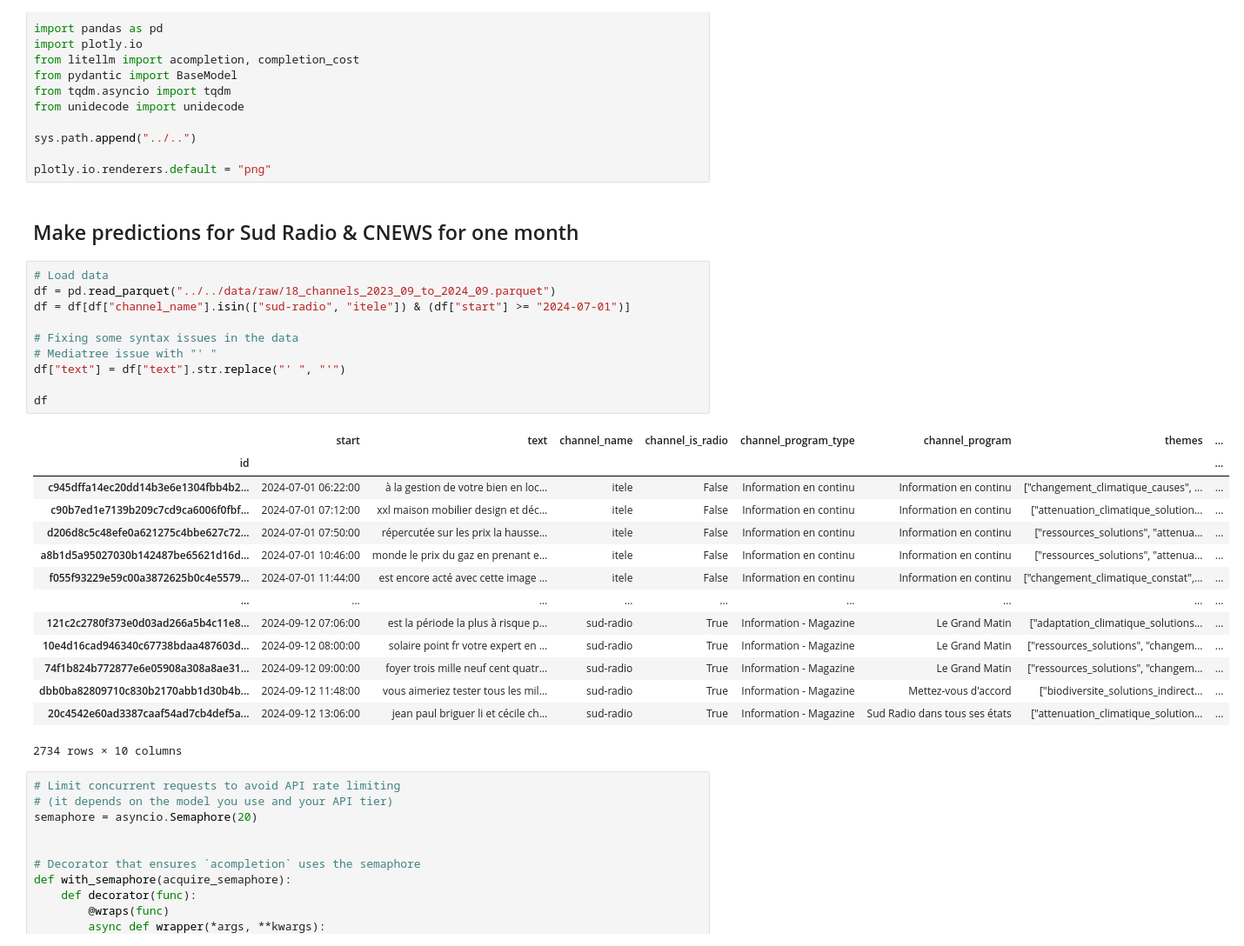
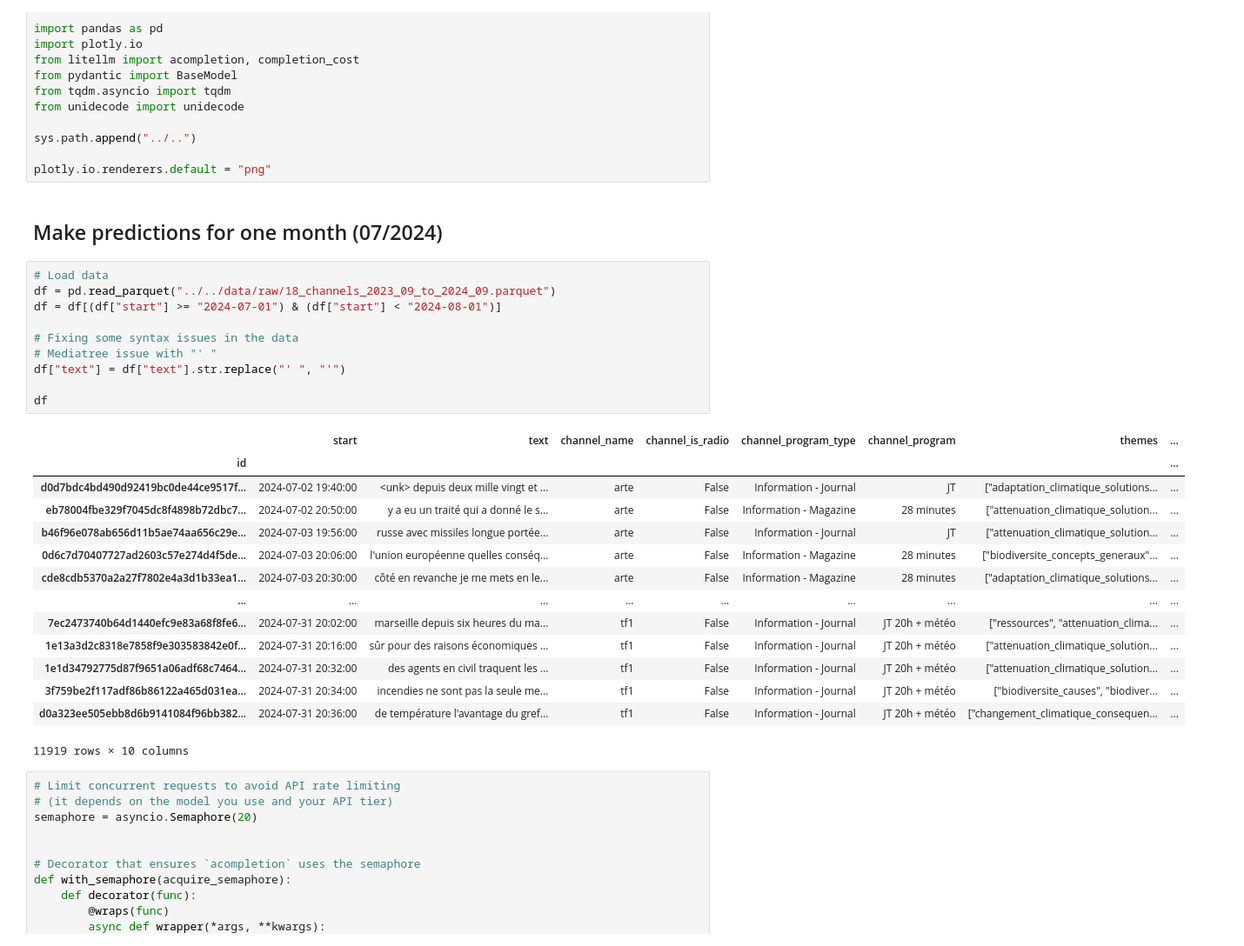
Before and after one commit to dataforgoodfr/climateguard, a Jupyter notebook: notebooks/experiments/label_studio_review.ipynb, the cells around one changed output. Shown at 87% size. Cells and saved outputs as stored; diff of their text form.

Commit message:
Run on all channels for the month of July

```diff
--- a/notebooks/experiments/label_studio_review.ipynb
+++ b/notebooks/experiments/label_studio_review.ipynb
@@ -16,32 +16,32 @@ sys.path.append("../..")
 
 plotly.io.renderers.default = "png"
 # %% [markdown]
-## Make predictions for Sud Radio & CNEWS for one month
+## Make predictions for one month (07/2024)
 # %%
 # Load data
 df = pd.read_parquet("../../data/raw/18_channels_2023_09_to_2024_09.parquet")
-df = df[df["channel_name"].isin(["sud-radio", "itele"]) & (df["start"] >= "2024-07-01")]
+df = df[(df["start"] >= "2024-07-01") & (df["start"] < "2024-08-01")]
 
 # Fixing some syntax issues in the data
 # Mediatree issue with "' "
 df["text"] = df["text"].str.replace("' ", "'")
 
 df
 # %% [output]
 |  | start | text | channel_name | channel_is_radio | channel_program_type | channel_program | themes | ... |
 | id |  |  |  |  |  |  |  | ... |
-| c945dffa14ec20dd14b3e6e1304fbb4b2... | 2024-07-01 06:22:00 | à la gestion de votre bien en loc... | itele | False | Information en continu | Information en continu | ["changement_climatique_causes", ... | ... |
-| c90b7ed1e7139b209c7cd9ca6006f0fbf... | 2024-07-01 07:12:00 | xxl maison mobilier design et déc... | itele | False | Information en continu | Information en continu | ["attenuation_climatique_solution... | ... |
-| d206d8c5c48efe0a621275c4bbe627c72... | 2024-07-01 07:50:00 | répercutée sur les prix la hausse... | itele | False | Information en continu | Information en continu | ["ressources_solutions", "attenua... | ... |
-| a8b1d5a95027030b142487be65621d16d... | 2024-07-01 10:46:00 | monde le prix du gaz en prenant e... | itele | False | Information en continu | Information en continu | ["ressources_solutions", "attenua... | ... |
-| f055f93229e59c00a3872625b0c4e5579... | 2024-07-01 11:44:00 | est encore acté avec cette image ... | itele | False | Information en continu | Information en continu | ["changement_climatique_constat",... | ... |
+| d0d7bdc4bd490d92419bc0de44ce9517f... | 2024-07-02 19:40:00 | <unk> depuis deux mille vingt et ... | arte | False | Information - Journal | JT | ["adaptation_climatique_solutions... | ... |
+| eb78004fbe329f7045dc8f4898b72dbc7... | 2024-07-02 20:50:00 | y a eu un traité qui a donné le s... | arte | False | Information - Magazine | 28 minutes | ["attenuation_climatique_solution... | ... |
+| b46f96e078ab656d11b5ae74aa656c29e... | 2024-07-03 19:56:00 | russe avec missiles longue portée... | arte | False | Information - Journal | JT | ["attenuation_climatique_solution... | ... |
+| 0d6c7d70407727ad2603c57e274d4f5de... | 2024-07-03 20:06:00 | l'union européenne quelles conséq... | arte | False | Information - Magazine | 28 minutes | ["biodiversite_concepts_generaux"... | ... |
+| cde8cdb5370a2a27f7802e4a3d1b33ea1... | 2024-07-03 20:30:00 | côté en revanche je me mets en le... | arte | False | Information - Magazine | 28 minutes | ["adaptation_climatique_solutions... | ... |
 | ... | ... | ... | ... | ... | ... | ... | ... | ... |
-| 121c2c2780f373e0d03ad266a5b4c11e8... | 2024-09-12 07:06:00 | est la période la plus à risque p... | sud-radio | True | Information - Magazine | Le Grand Matin | ["adaptation_climatique_solutions... | ... |
-| 10e4d16cad946340c67738bdaa487603d... | 2024-09-12 08:00:00 | solaire point fr votre expert en ... | sud-radio | True | Information - Magazine | Le Grand Matin | ["ressources_solutions", "changem... | ... |
-| 74f1b824b772877e6e05908a308a8ae31... | 2024-09-12 09:00:00 | foyer trois mille neuf cent quatr... | sud-radio | True | Information - Magazine | Le Grand Matin | ["ressources_solutions", "changem... | ... |
-| dbb0ba82809710c830b2170abb1d30b4b... | 2024-09-12 11:48:00 | vous aimeriez tester tous les mil... | sud-radio | True | Information - Magazine | Mettez-vous d'accord | ["biodiversite_solutions_indirect... | ... |
-| 20c4542e60ad3387caaf54ad7cb4def5a... | 2024-09-12 13:06:00 | jean paul briguer li et cécile ch... | sud-radio | True | Information - Magazine | Sud Radio dans tous ses états | ["attenuation_climatique_solution... | ... |
+| 7ec2473740b64d1440efc9e83a68f8fe6... | 2024-07-31 20:02:00 | marseille depuis six heures du ma... | tf1 | False | Information - Journal | JT 20h + météo | ["ressources", "attenuation_clima... | ... |
+| 1e13a3d2c8318e7858f9e303583842e0f... | 2024-07-31 20:16:00 | sûr pour des raisons économiques ... | tf1 | False | Information - Journal | JT 20h + météo | ["attenuation_climatique_solution... | ... |
+| 1e1d34792775d87f9651a06adf68c7464... | 2024-07-31 20:32:00 | des agents en civil traquent les ... | tf1 | False | Information - Journal | JT 20h + météo | ["attenuation_climatique_solution... | ... |
+| 3f759be2f117adf86b86122a465d031ea... | 2024-07-31 20:34:00 | incendies ne sont pas la seule me... | tf1 | False | Information - Journal | JT 20h + météo | ["biodiversite_causes", "biodiver... | ... |
+| d0a323ee505ebb8d6b9141084f96bb382... | 2024-07-31 20:36:00 | de température l'avantage du gref... | tf1 | False | Information - Journal | JT 20h + météo | ["changement_climatique_consequen... | ... |
-2734 rows × 10 columns
+11919 rows × 10 columns
 # %%
 # Limit concurrent requests to avoid API rate limiting
 # (it depends on the model you use and your API tier)
```
Also changed, not shown: parts of 7 cells of this notebook, 4 other files.
